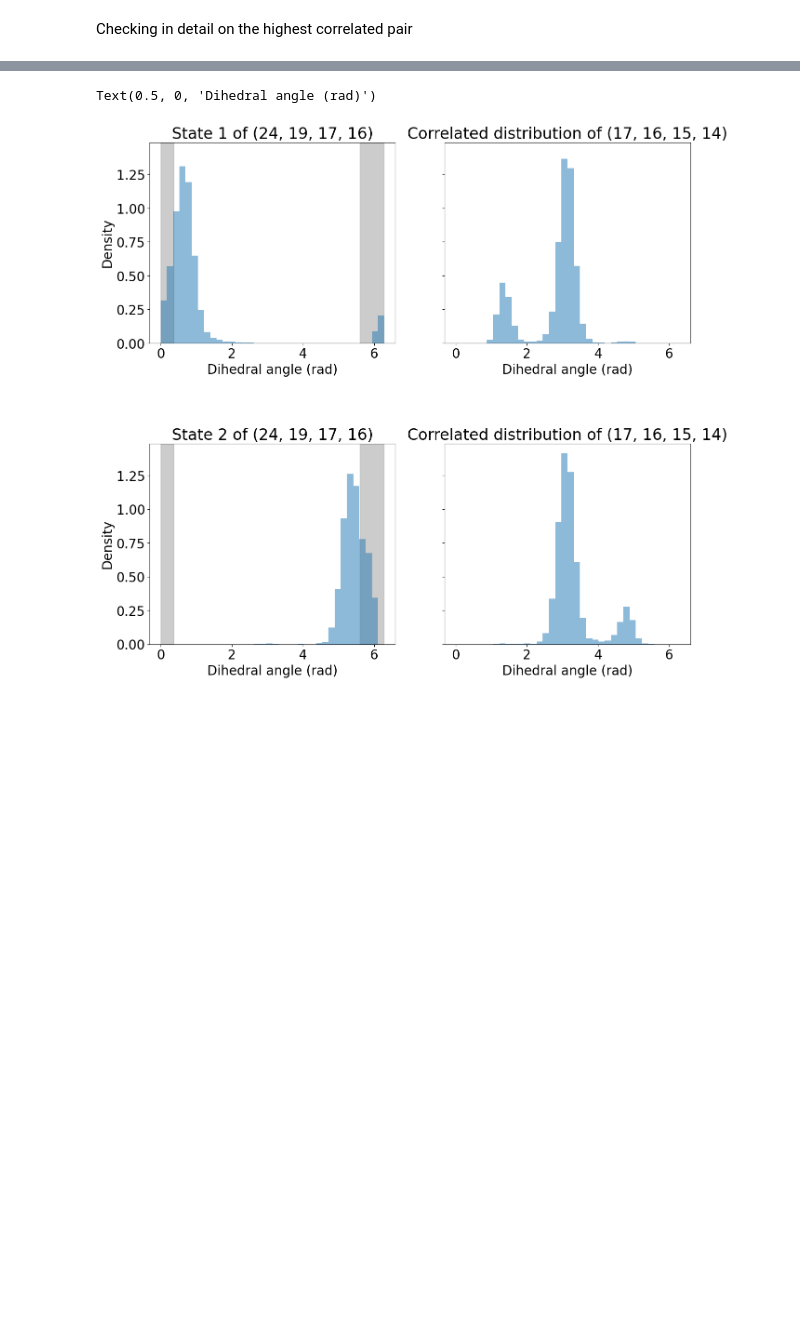
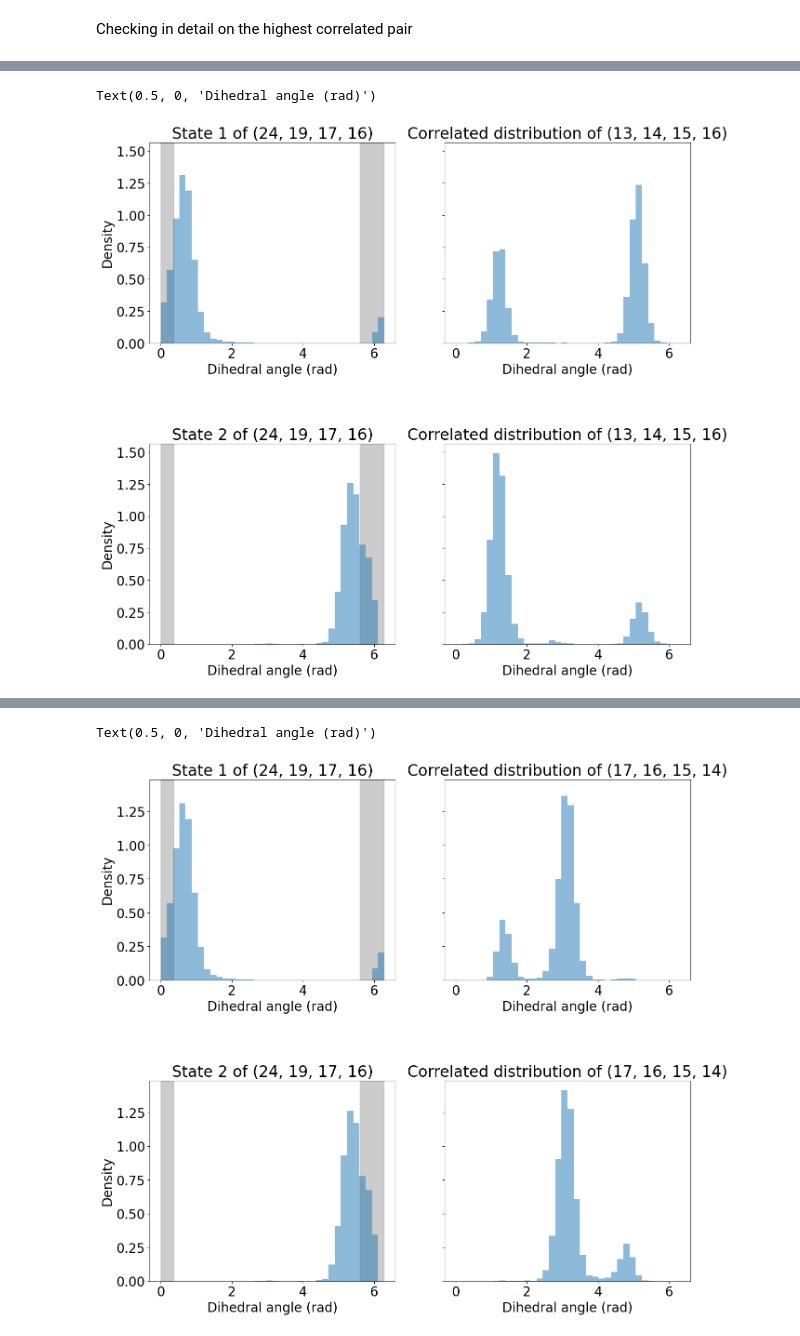
Before and after one commit to rinikerlab/TorsionAngularBinStrings, a Jupyter notebook: Analysis/CustomTabsMacrocycle.ipynb, the cells around one changed output, grey strips where cells are left out. Drawn from its saved outputs; the diff is of its cells as text; code cells hidden in the pictures; blank space fills up the shorter version.

```diff
--- a/Analysis/CustomTabsMacrocycle.ipynb
+++ b/Analysis/CustomTabsMacrocycle.ipynb
@@ -166,0 +211,43 @@ Text(0, 0.5, 'Density')
+# %%
+tmp = profiles[tuple(indicesOfInterest[0])]
+customProfiles = np.hstack([tmp, profiles[tuple(indicesOfInterest[2])]])
+info3 = custom.CustomDihedralInfo(mol, [indicesOfInterest[0],
+                                        indicesOfInterest[2]], customProfiles)
+tabsPopulationTraj = info3.GetTABS(confTorsions=customProfiles)
+unique, counts = np.unique(tabsPopulationTraj, return_counts=True)
+# %%
+#get all indices of the TABS that have 1 as the first value
+indices1 = []
+indices2 = []
+for i in range(len(tabsPopulationTraj)):
+    if str(tabsPopulationTraj[i]).startswith("1"):
+        indices1.append(i)
+    if str(tabsPopulationTraj[i]).startswith("2"):
+        indices2.append(i)
+# %%
+plt.rcParams['font.size'] = 20
+yHists, yHistsCount, xHist = custom.ComputeTorsionHistograms(customProfiles[indices1,:],binsize)
+yHists2, yHistsCount2, xHist2 = custom.ComputeTorsionHistograms(customProfiles[indices2,:],binsize)
+fig, ax = plt.subplots(2, 2, figsize=(15, 14), sharey=True)
+plt.subplots_adjust(hspace=0.5)
+ax[0][0].axvspan(np.deg2rad(0), np.deg2rad(21), color='grey', alpha=0.4)
+ax[0][0].axvspan(np.deg2rad(321), np.deg2rad(360), color='grey', alpha=0.4)
+ax[1][0].axvspan(np.deg2rad(0), np.deg2rad(21), color='grey', alpha=0.4)
+ax[1][0].axvspan(np.deg2rad(321), np.deg2rad(360), color='grey', alpha=0.4)
+ax[0][0].set_title("State 1 of (24, 19, 17, 16)")
+ax[0][0].bar(xHist, yHists[0], width=binsize, alpha=0.5)
+ax[0][0].set_xlabel("Dihedral angle (rad)")
+ax[0][0].set_ylabel("Density")
+ax[0][1].set_title("Correlated distribution of (13, 14, 15, 16)")
+ax[0][1].bar(xHist, yHists[1], width=binsize, alpha=0.5)
+ax[0][1].set_xlabel("Dihedral angle (rad)")
+ax[1][0].set_title("State 2 of (24, 19, 17, 16)")
+ax[1][0].bar(xHist2, yHists2[0], width=binsize, alpha=0.5)
+ax[1][0].set_xlabel("Dihedral angle (rad)")
+ax[1][0].set_ylabel("Density")
+ax[1][1].set_title("Correlated distribution of (13, 14, 15, 16)")
+ax[1][1].bar(xHist2, yHists2[1], width=binsize, alpha=0.5)
+ax[1][1].set_xlabel("Dihedral angle (rad)")
+# %% [output]
+Text(0.5, 0, 'Dihedral angle (rad)')
+[figure, added]
```
Also changed, not shown: parts of 35 cells of this notebook.
